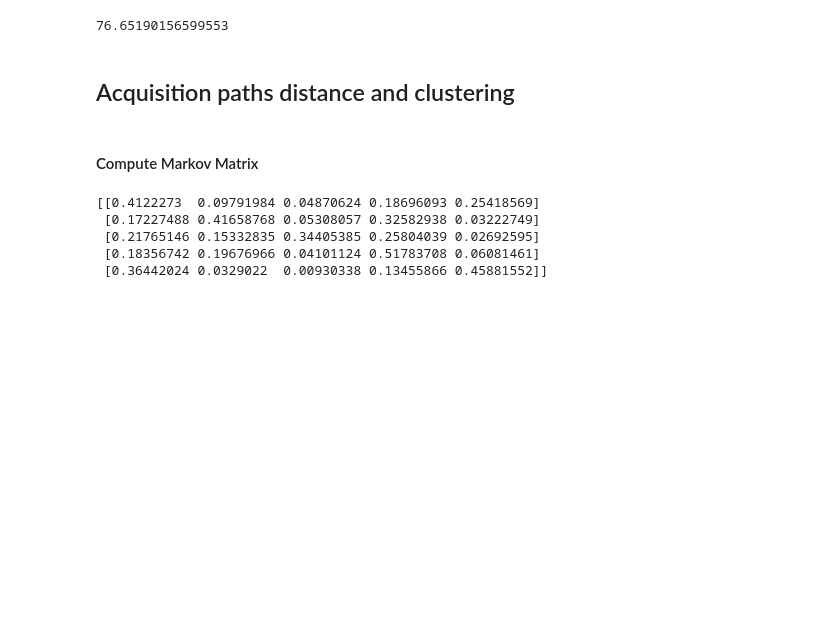
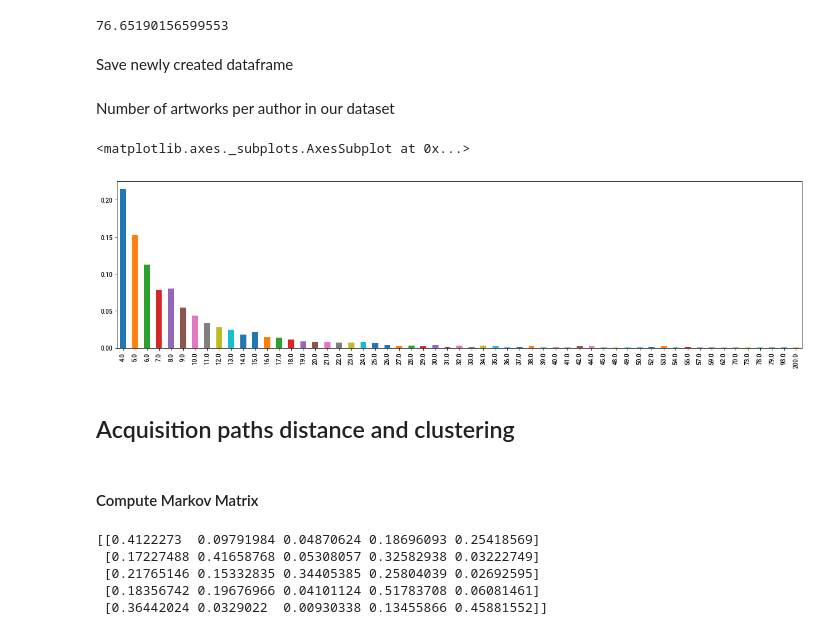
Before and after one commit to medialab/gender_art, a Jupyter notebook: trajectories/museums trajectories.ipynb, the cells around one changed output. Cells and saved outputs as stored; diff of their text form; code cells hidden in the pictures; blank space fills up the shorter version.

```diff
--- a/trajectories/museums trajectories.ipynb
+++ b/trajectories/museums trajectories.ipynb
@@ -159,6 +158,8 @@ len(authors)
 (authors['Death year'] - authors['Birth year']).mean()
 # %% [output]
 76.65190156599553
+# %% [markdown]
+Save newly created dataframe
 # %%
 # authors.to_csv("../data/DEAD AUTHORS (broadly).csv", encoding='utf-8', sep=',')
 # authors = pd.read_csv("../data/DEAD AUTHORS (broadly).csv", encoding='utf-8', sep=',')
@@ -169,3 +168,10 @@ authors['linlength'] = authors['sequence'].apply(linearize).apply(len)
+# %% [markdown]
+Number of artworks per author in our dataset
+# %%
+authors['art_count'].value_counts(True).sort_index().plot.bar(figsize=(20,5))
+# %% [output]
+<matplotlib.axes._subplots.AxesSubplot at 0x...>
+[figure, added]
 # %% [markdown]
 ## Acquisition paths distance and clustering
 # %%
```
Also changed, not shown: parts of 37 cells of this notebook.
